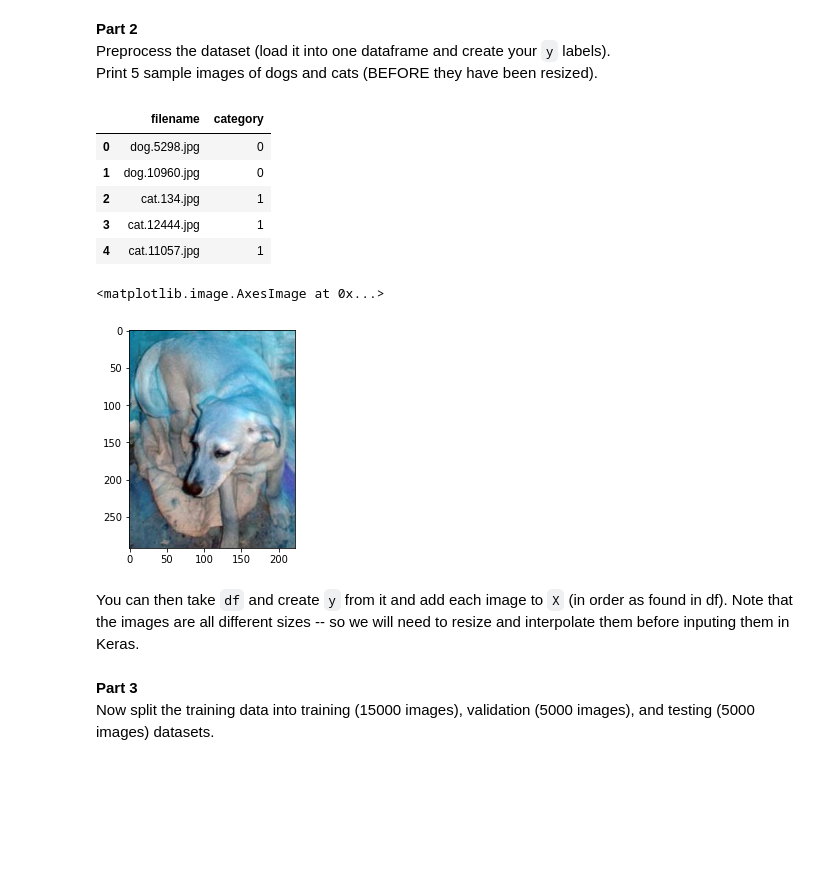
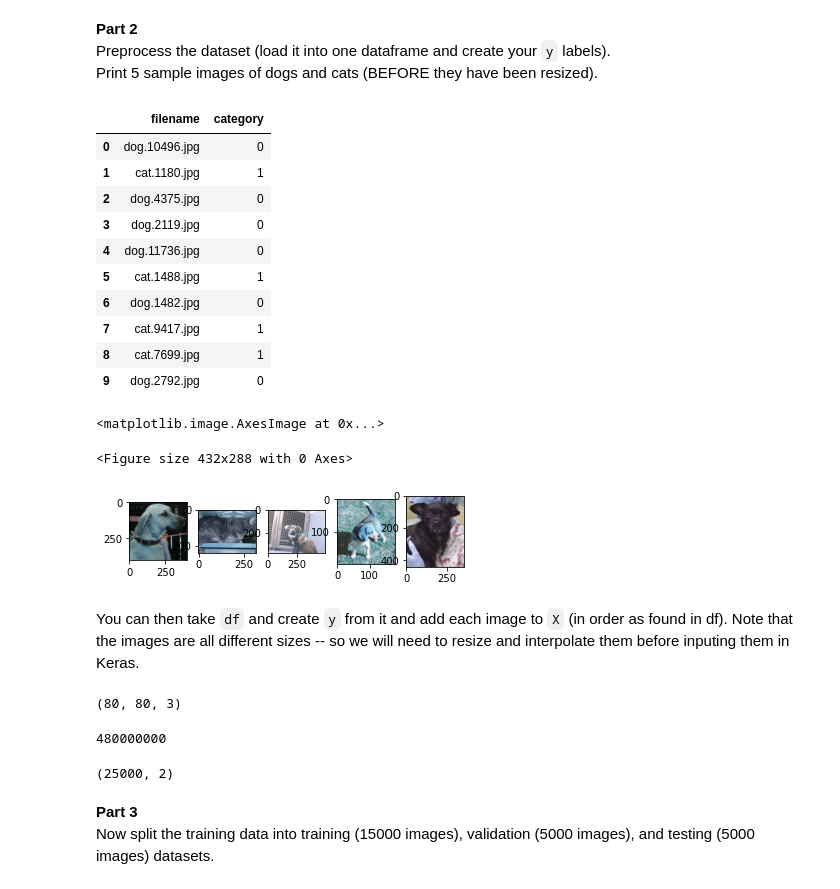
Before and after one commit to NeymanThomas/4499-Assignments, a Jupyter notebook: Homework-3/Homework_3.ipynb, the cells around one changed output. Saved outputs shown, nothing was run; the diff lists cells and outputs as text; code cells hidden in the pictures; blank space fills up the shorter version.

```diff
--- a/Homework-3/Homework_3.ipynb
+++ b/Homework-3/Homework_3.ipynb
@@ -32,21 +96,37 @@ df = pd.DataFrame({
 })
 # Note: this randomizes the filenames
 # %%
-df.head(5)
+df.head(10)
 # %% [output]
 |  | filename | category |
-| 0 | dog.5298.jpg | 0 |
-| 1 | dog.10960.jpg | 0 |
-| 2 | cat.134.jpg | 1 |
-| 3 | cat.12444.jpg | 1 |
-| 4 | cat.11057.jpg | 1 |
+| 0 | dog.10496.jpg | 0 |
+| 1 | cat.1180.jpg | 1 |
+| 2 | dog.4375.jpg | 0 |
+| 3 | dog.2119.jpg | 0 |
+| 4 | dog.11736.jpg | 0 |
+| 5 | cat.1488.jpg | 1 |
+| 6 | dog.1482.jpg | 0 |
+| 7 | cat.9417.jpg | 1 |
+| 8 | cat.7699.jpg | 1 |
+| 9 | dog.2792.jpg | 0 |
-# %%
-import cv2
-img = cv2.imread('train/train/'+df['filename'][0], cv2.IMREAD_COLOR)
-plt.imshow(img)
-# %% [output]
-<matplotlib.image.AxesImage at 0x...>
-[figure, removed]
+# %%
+# print the first 5 image files from the dataframe and see if they match their title
+import cv2
+sample_images = []
+for i in range(5):
+  img = cv2.imread('train/train/' + df['filename'][i], cv2.IMREAD_COLOR)
+  sample_images.append(img)
+plt.figure()
+f, axarr = plt.subplots(1,5)
+axarr[0].imshow(sample_images[0])
+axarr[1].imshow(sample_images[1])
+axarr[2].imshow(sample_images[2])
+axarr[3].imshow(sample_images[3])
+axarr[4].imshow(sample_images[4])
+# %% [output]
+<matplotlib.image.AxesImage at 0x...>
+<Figure size 432x288 with 0 Axes>
+[figure, added]
 # %% [markdown]
 You can then take `df` and create `y` from it and add each image to `X` (in order as found in df). Note that the images are all different sizes -- so we will need to resize and interpolate them before inputing them in Keras.
 # %%
@@ -60,6 +140,20 @@ def resize_img(file_path):
 X = np.ndarray((25000,80,80,3)) # 25000 images, 80x80 pixels, 3 channels (RGB)
 for i,image_file in enumerate(df['filename']):
     X[i,:] = resize_img('train/train/'+image_file)
+# %%
+# Print the first element to see its shape
+X[0].shape
+# %% [output]
+(80, 80, 3)
+# %%
+# 80 * 80 * 3 * 25,000 is 480,000,000 so the array is the right size
+X.size
+# %% [output]
+480000000
+# %%
+df.shape
+# %% [output]
+(25000, 2)
 # %% [markdown]
 **Part 3**<br/>
 Now split the training data into training (15000 images), validation (5000 images), and testing (5000 images) datasets.
```
Also changed, not shown: parts of 32 cells of this notebook.
